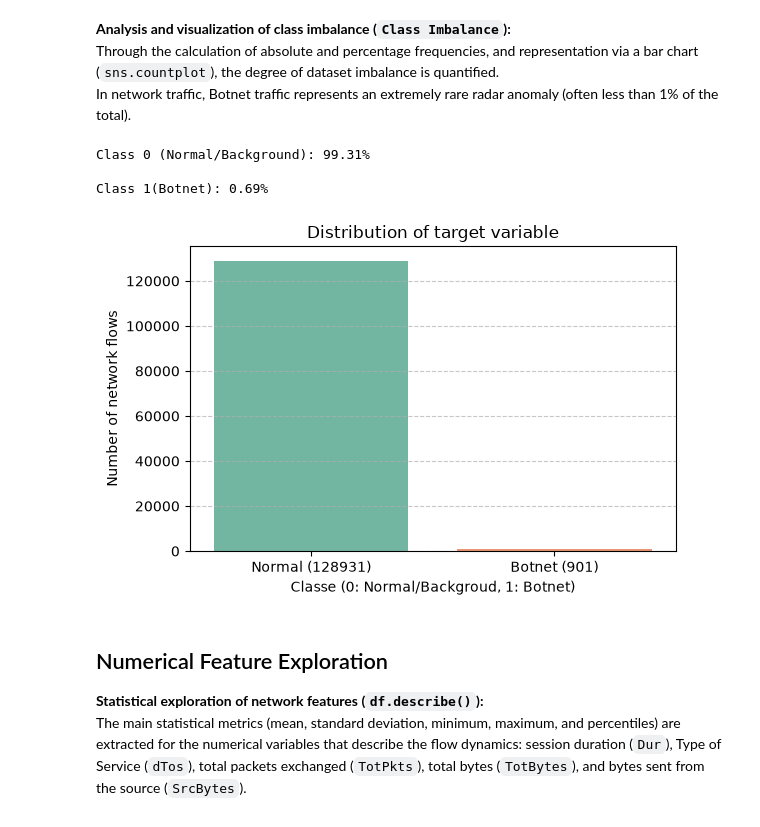
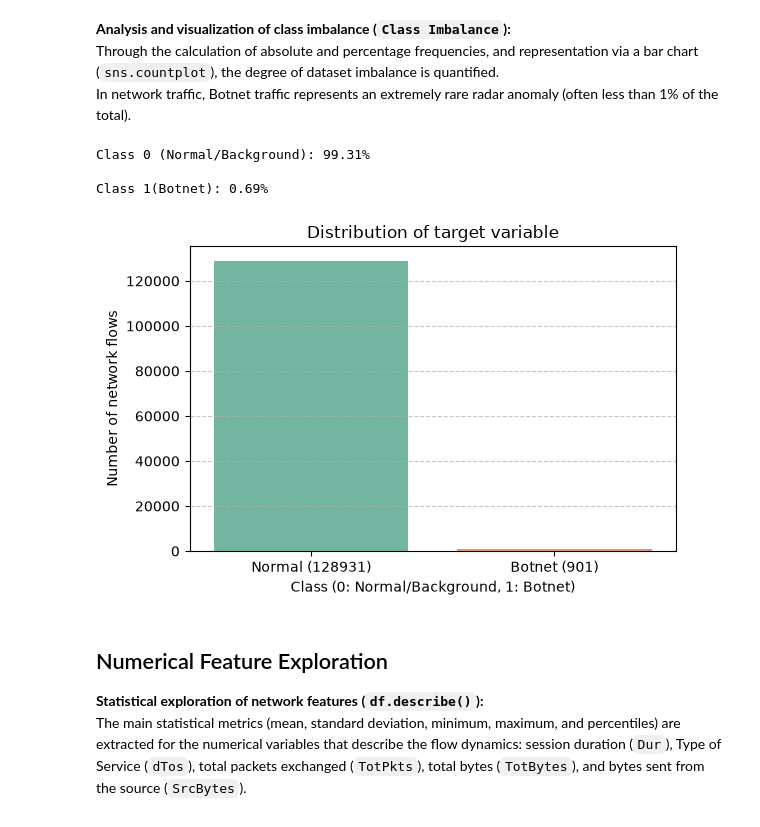
Before and after one commit to andco95/AI4C-25-26, a Jupyter notebook: notebooks/AI4C_Project.ipynb, the cells around one changed output. Drawn from its saved outputs; the diff is of its cells as text; code cells hidden in the pictures.

```diff
--- a/notebooks/AI4C_Project.ipynb
+++ b/notebooks/AI4C_Project.ipynb
@@ -119,25 +119,25 @@ In network traffic, Botnet traffic represents an extremely rare radar anomaly (o
 # %%
 #percentage imbalance
 p_normal = (target_counts[0] / len(df)) * 100
 p_botnet = (target_counts[1] / len(df)) * 100
 print(f"\nClass 0 (Normal/Background): {p_normal:.2f}%")
 print(f"\nClass 1(Botnet): {p_botnet:.2f}%")
 
 #graphic display of the imbalance
 plt.figure(figsize=(6,4))
 sns.countplot(x='Target', hue='Target', data=df, palette='Set2', legend=False)
 plt.title('Distribution of target variable')
-plt.xlabel('Classe (0: Normal/Backgroud, 1: Botnet)')
+plt.xlabel('Class (0: Normal/Background, 1: Botnet)')
 plt.ylabel('Number of network flows')
 plt.xticks([0,1], [f"Normal ({target_counts[0]})", f'Botnet ({target_counts[1]})'])
 plt.grid(axis='y', linestyle='--', alpha=0.7)
 plt.tight_layout()
 plt.show()
 # %% [output]
 Class 0 (Normal/Background): 99.31%
 
 Class 1(Botnet): 0.69%
-[figure, old version]
+[figure, new version]
 # %% [markdown]
 ## Numerical Feature Exploration
 
```
Also changed, not shown: parts of 12 cells of this notebook.
